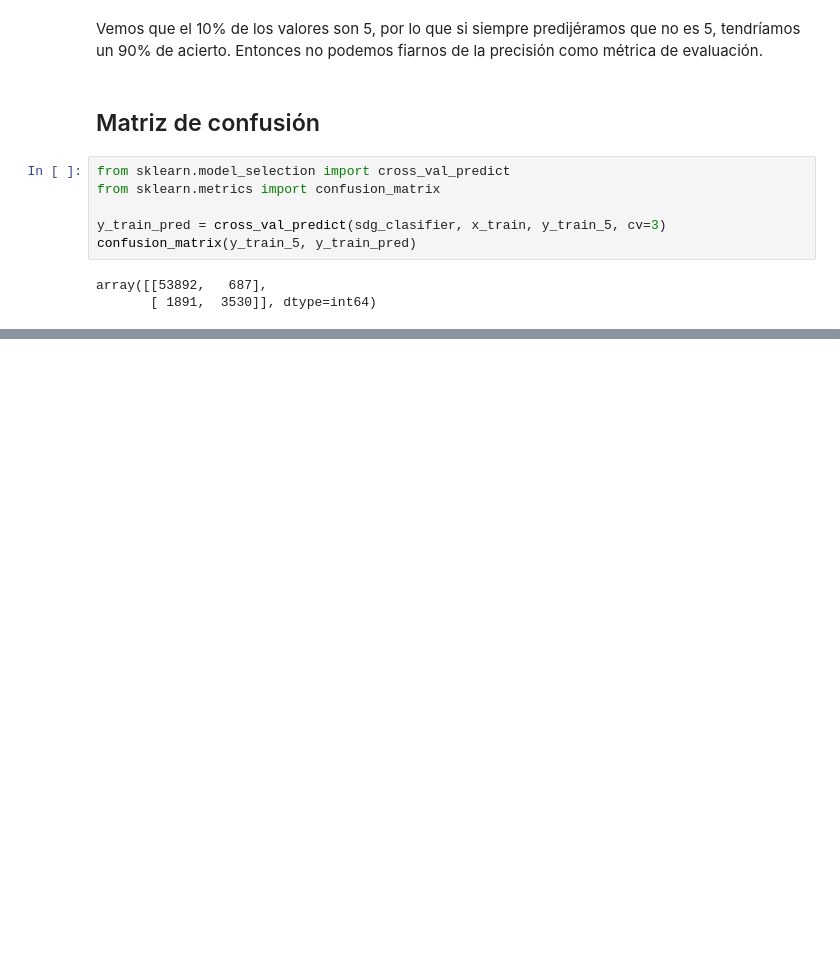
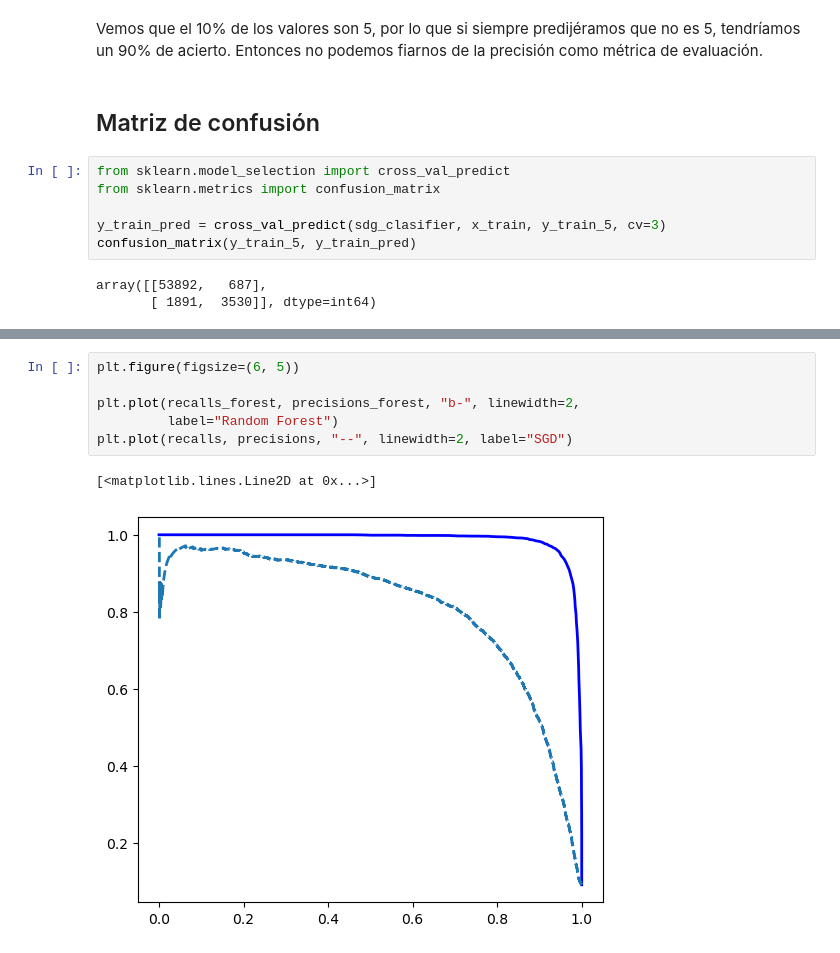
Before and after one commit to braiso-22/ejercicio-mnist, a Jupyter notebook: mnist.ipynb, the cells around one changed output, grey strips where cells are left out. Drawn from its saved outputs; the diff is of its cells as text; blank space fills up the shorter version.

```diff
--- a/mnist.ipynb
+++ b/mnist.ipynb
@@ -143,0 +225,9 @@ array([[53892,   687],
+# %%
+plt.figure(figsize=(6, 5))
+
+plt.plot(recalls_forest, precisions_forest, "b-", linewidth=2,
+         label="Random Forest")
+plt.plot(recalls, precisions, "--", linewidth=2, label="SGD")
+# %% [output]
+[<matplotlib.lines.Line2D at 0x...>]
+[figure, added]
```
Also changed, not shown: parts of 19 cells of this notebook.
